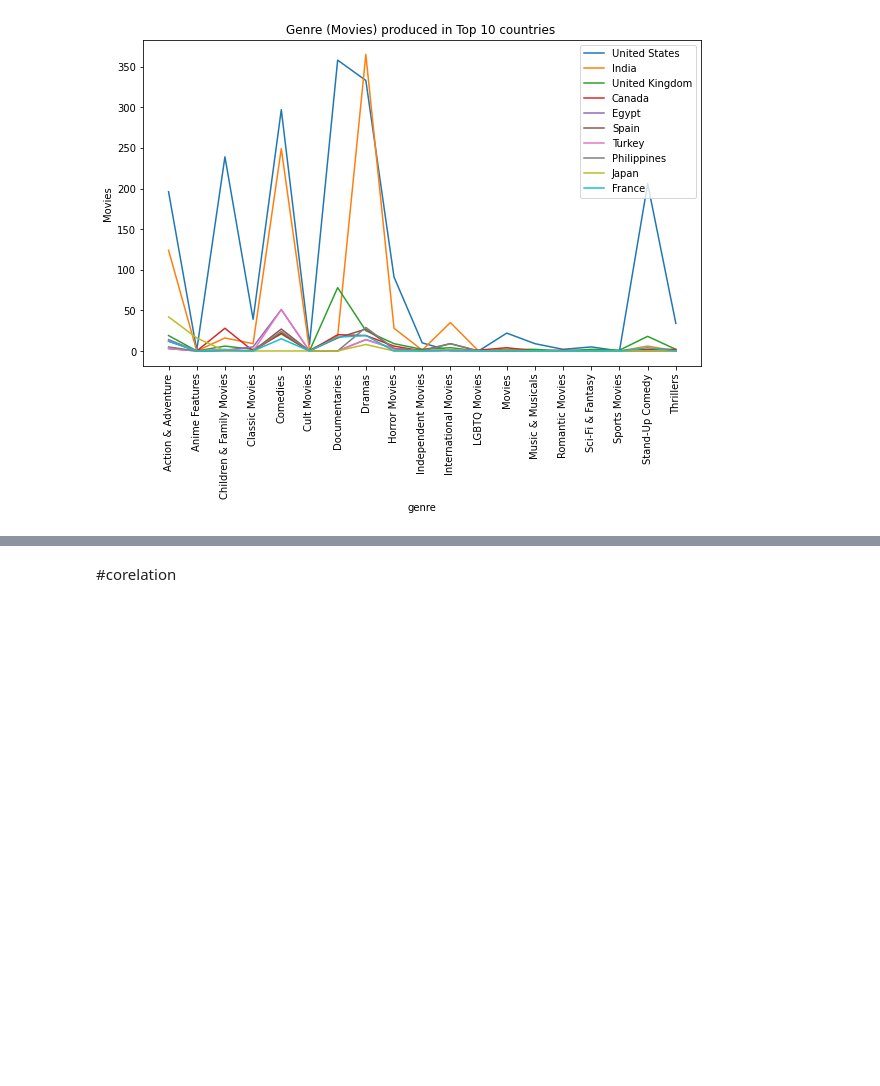
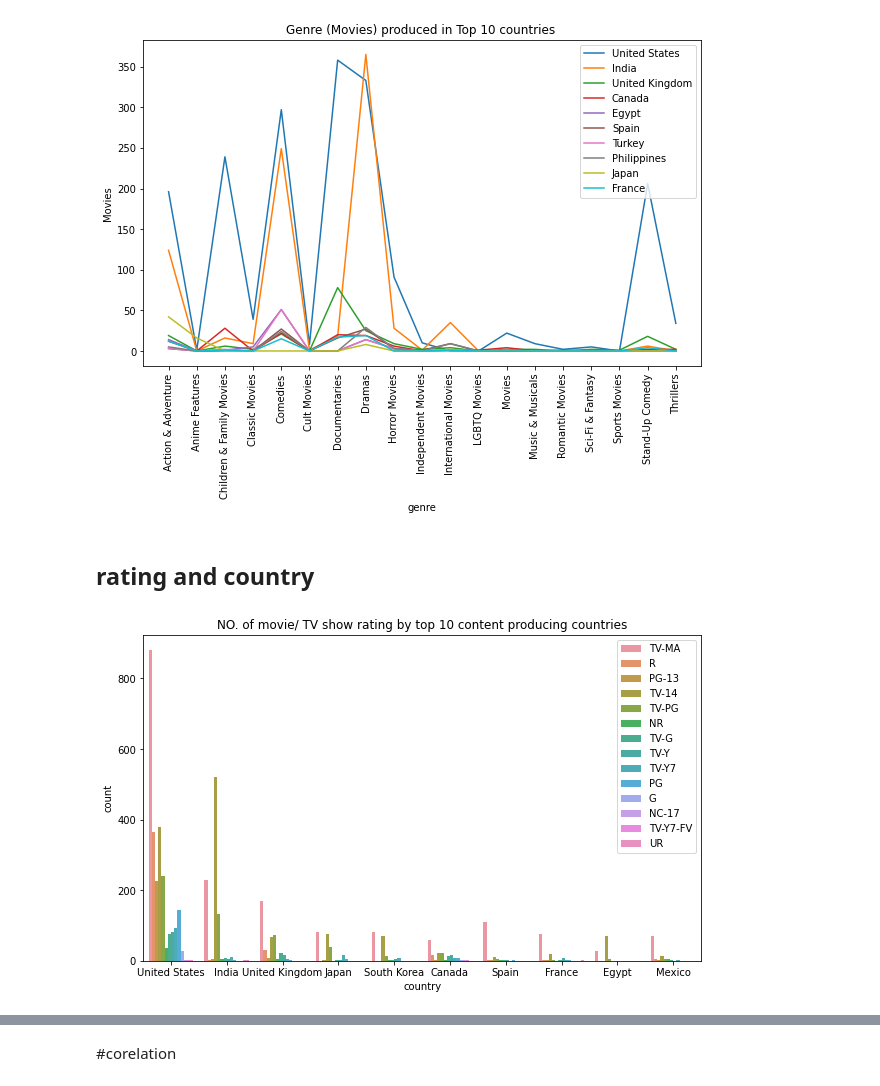
Before and after one commit to Kunaltembhare003/Netflix-Movies-TV-Shows-EDA-and-clustring, a Jupyter notebook: copy_of_NETFLIX_MOVIES_AND_TV_SHOWS_CLUSTERING.ipynb, the cells around one changed output, grey strips where cells are left out. Cells and saved outputs as stored; diff of their text form; code cells hidden in the pictures; blank space fills up the shorter version.

```diff
--- a/copy_of_NETFLIX_MOVIES_AND_TV_SHOWS_CLUSTERING.ipynb
+++ b/copy_of_NETFLIX_MOVIES_AND_TV_SHOWS_CLUSTERING.ipynb
@@ -503,3 +515,12 @@ plt.title("Genre (Movies) produced in Top 10 countries ")
 plt.show()
 # %% [output]
 [figure]
+# %% [markdown]
+## rating and country
+# %%
+sns.countplot(data=data_copy,order=pd.value_counts(data_copy["country"]).iloc[:10].index, x = data_copy.country ,hue="rating", )
+plt.title("NO. of movie/ TV show rating by top 10 content producing countries")
+plt.legend(loc='upper right')
+plt.show()
+# %% [output]
+[figure, added]
```
Also changed, not shown: parts of 9 cells of this notebook.
